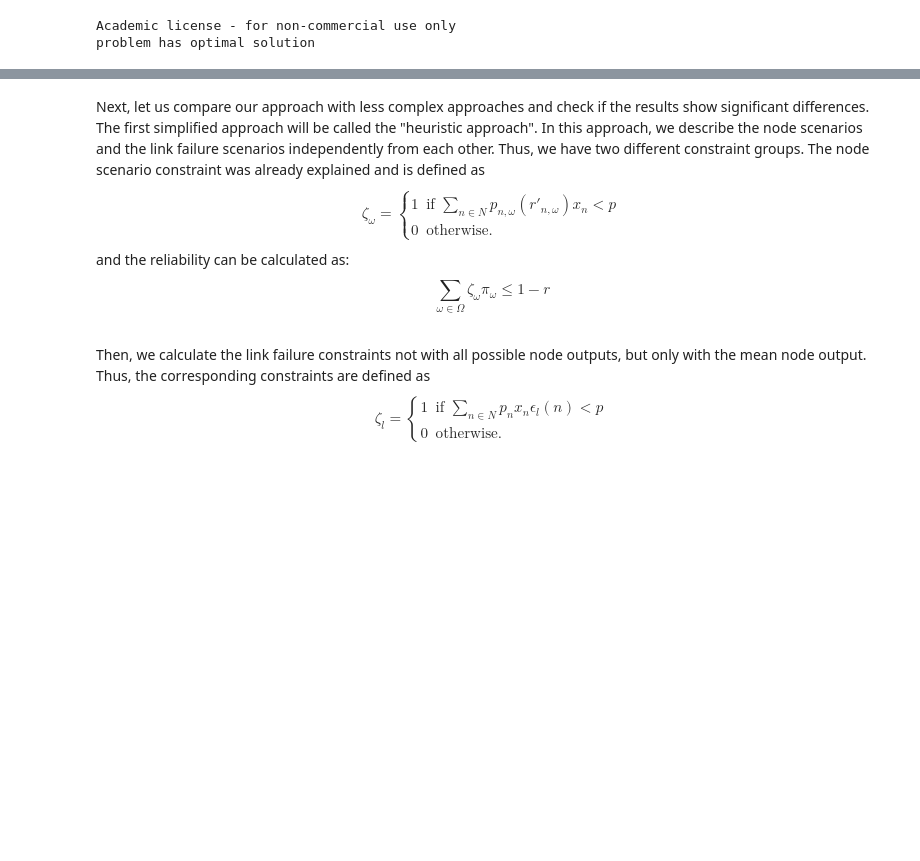
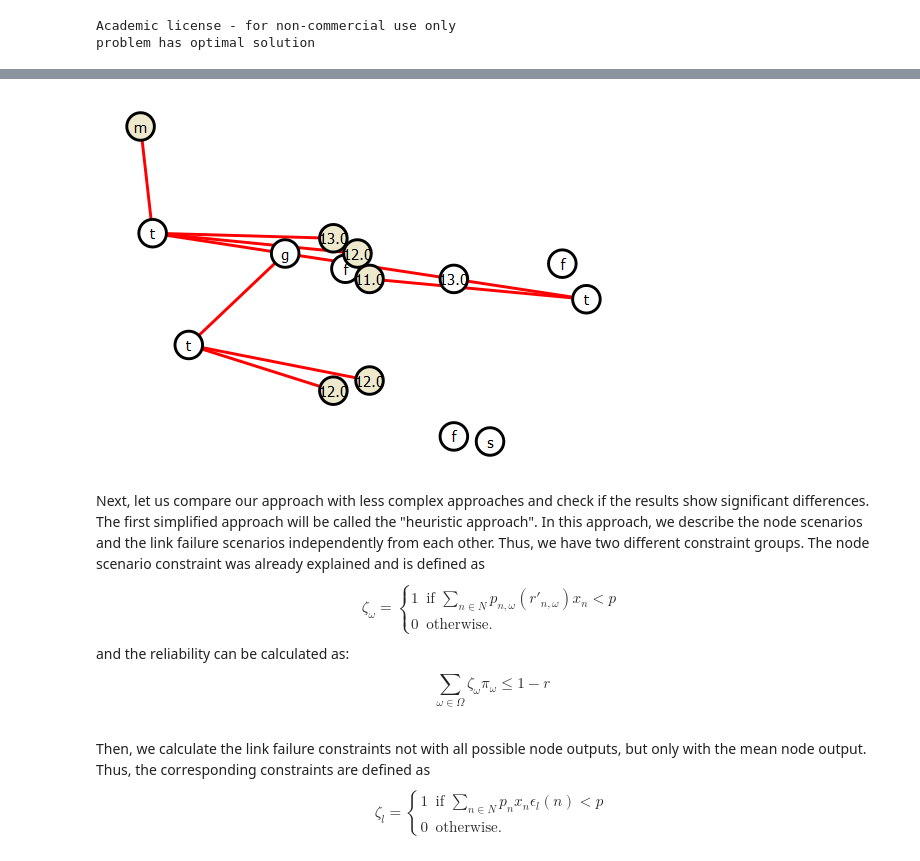
Before and after one commit to isabella-grieser/VNR-optimization-for-VPP, a Jupyter notebook: projectseminar.ipynb, the cells around one changed output, grey strips where cells are left out. Cells and saved outputs as stored; diff of their text form; code cells hidden in the pictures; blank space fills up the shorter version.

```diff
--- a/projectseminar.ipynb
+++ b/projectseminar.ipynb
@@ -384,8 +417,9 @@ clusters = 3
 nodes_per_cluster = 2
 
 used_model = generate_network(clusters, nodes_per_cluster)
-used_time = 10
+used_time = 12
 
-dynamic_model_analysis(.95, model = used_model, times = used_time, type = "exact", lambda = unit_price, update = true)
+dynamic_model_analysis(.95, model = used_model, times = used_time, type = "exact", lambda = unit_price,
+        update = true, scale = 10^3)
 # %% [output]
 Academic license - for non-commercial use only
@@ -393,3 +427,4 @@ calculation time: 00:00:0.73optimal solution could not be found
+[figure, added]
 # %% [markdown]
 Next, let us compare our approach with less complex approaches and check if the results show significant differences.<br>
 The first simplified approach will be called the "heuristic approach". In this approach, we describe the node scenarios and the link failure scenarios independently from each other.
```
Also changed, not shown: parts of 19 cells of this notebook, 11 other files.
